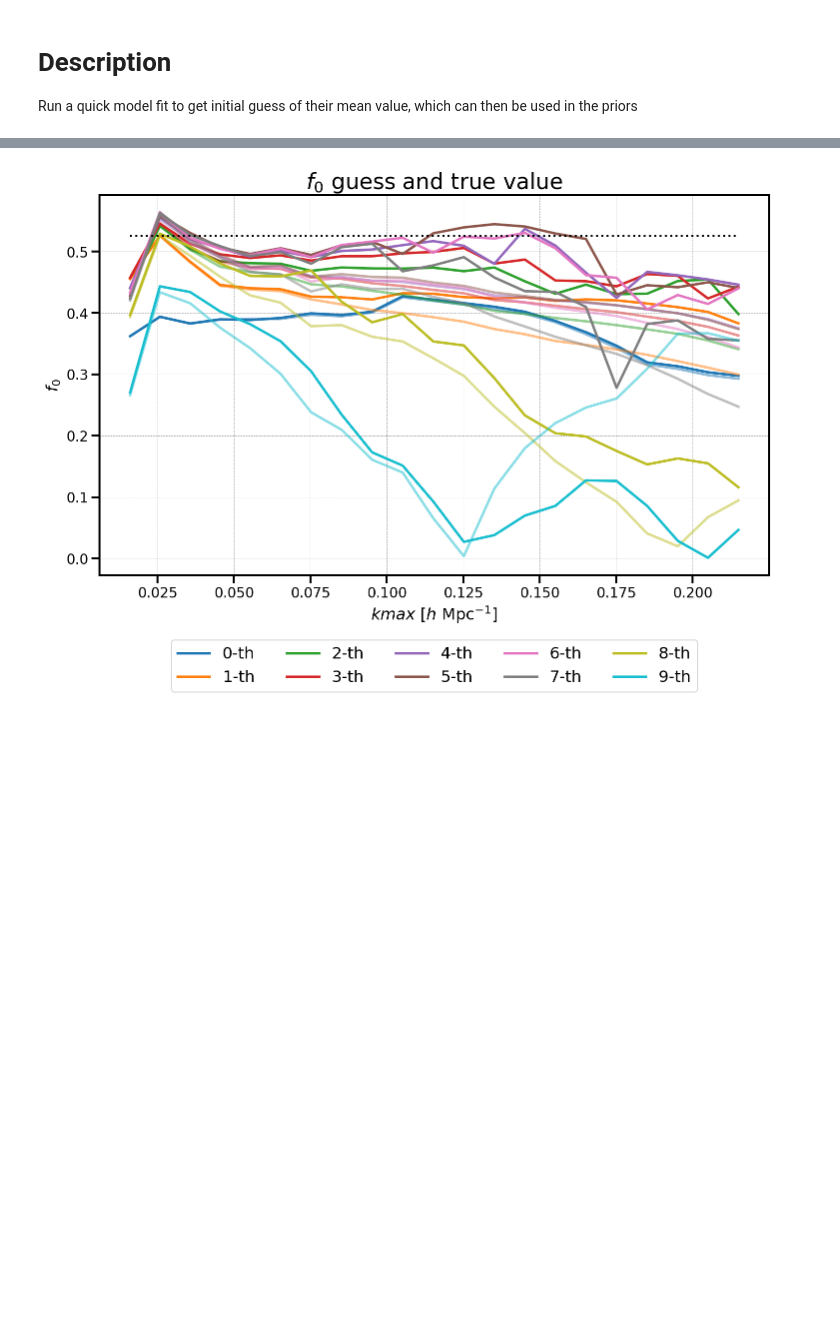
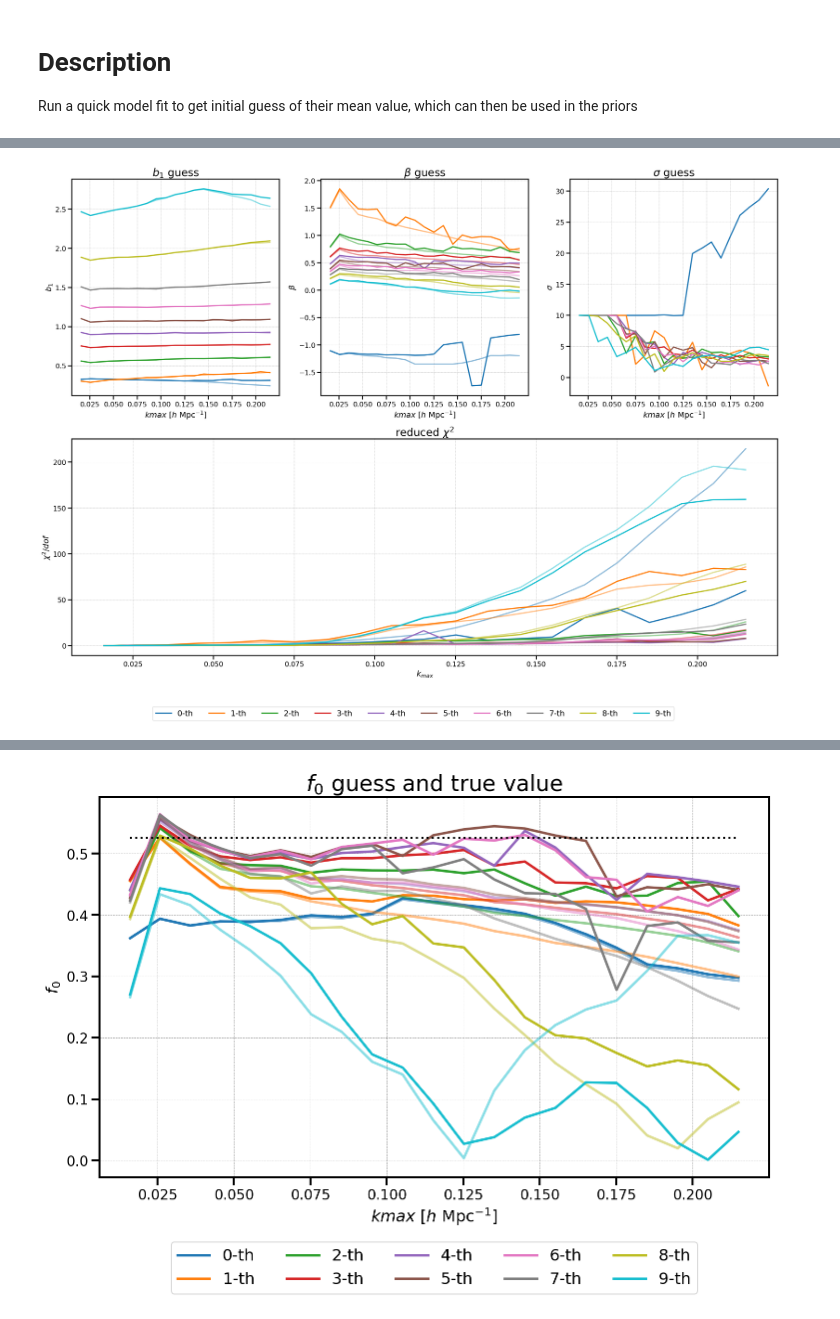
Before and after one commit to JulianWack/IfA-SummerStudent-2022, a Jupyter notebook: fit_linear_model_in_density_bins/pre-analysis_fit.ipynb, the cells around one changed output, grey strips where cells are left out. Cells and saved outputs as stored; diff of their text form; code cells hidden in the pictures; blank space fills up the shorter version.

Commit message:
compute chi2 and allow for larger sigma for 0th bin

```diff
--- a/fit_linear_model_in_density_bins/pre-analysis_fit.ipynb
+++ b/fit_linear_model_in_density_bins/pre-analysis_fit.ipynb
@@ -58,8 +58,10 @@ def chi2(theta, data_multipoles, k, C_inv, damped):
 kmax_range = possible_kmax[:21]
 Nkmax = len(kmax_range)
 header = 'parameter guesses for each density bin at kmax=%s'%str(kmax_range)
+Ndim = [2, 3]
 # store guesses for both models for all denisty and k bins
 b1_guesses, beta_guesses, sigma_guesses = np.full((n_ptile, Nkmax, 2), np.nan), np.full((n_ptile, Nkmax, 2), np.nan), np.full((n_ptile, Nkmax, 2), np.nan)
+reduced_chi2 = np.full((n_ptile, Nkmax, 2), np.nan)
 
 for d, damped in enumerate([False, True]):
     print('Damped: %s'%damped)
@@ -78,7 +80,7 @@ for d, damped in enumerate([False, True]):
                 start = [1,1]
                 bounds = ((0, None), (None, None))
             else:
-                start = [b1_guesses[i][j][0], beta_guesses[i][j][0], 5] #[1,1,3]
+                start = [b1_guesses[i][j][0], beta_guesses[i][j][0], 10] #[1,1,3]
                 bounds = ((0, None), (None, None), (None, None))
 
             s = minimize(chi2, start, args=(Pk_ells_i, k_sliced, C_inv, damped), bounds=bounds)
@@ -86,6 +88,7 @@ for d, damped in enumerate([False, True]):
             beta_guesses[i][j][d] = s.x[1]
             if damped:
                 sigma_guesses[i][j][d] = s.x[2]
+            reduced_chi2[i][j][d] = s.fun / (2*len(k_sliced)+Ndim[d])
 
         t2 = time.time()
         print("Fitted %d-th percentile in %s"%(i+1,str(timedelta(seconds=t2-t1))))
@@ -94,9 +97,11 @@ for d, damped in enumerate([False, True]):
         np.savetxt('fit_prep/b1_guess_damped.txt', b1_guesses[:,:,1], header=header)
         np.savetxt('fit_prep/beta_guess_damped.txt', beta_guesses[:,:,1], header=header)
         np.savetxt('fit_prep/sigma_guess_damped.txt', sigma_guesses[:,:,1], header=header)
+        np.savetxt('fit_prep/reduced_chi2_damped.txt', reduced_chi2[:,:,1], header=header)
     else:
         np.savetxt('fit_prep/b1_guess.txt', b1_guesses[:,:,0], header=header)
         np.savetxt('fit_prep/beta_guess.txt', beta_guesses[:,:,0], header=header)
+        np.savetxt('fit_prep/reduced_chi2.txt', reduced_chi2[:,:,0], header=header)
     print('-'*32)
 # %% [output]
 Damped: False
@@ -165,3 +124,65 @@ plt.show()
+# %%
+fig = plt.figure(figsize=(26,18))
+
+ax_b1 = plt.subplot(2,3,1)
+ax_beta = plt.subplot(2,3,2)
+ax_sigma = plt.subplot(2,3,3)
+ax_chi2 = plt.subplot(2,3,(4,6))
+
+# b1_guess = np.loadtxt('fit_prep/b1_guess.txt')
+# beta_guess = np.loadtxt('fit_prep/beta_guess.txt')
+# red_chi2 = np.loadtxt('fit_prep/reduced_chi2.txt')
+
+# b1_damped_guess = np.loadtxt('fit_prep/b1_guess_damped.txt')
+# beta_damped_guess = np.loadtxt('fit_prep/beta_guess_damped.txt')
+# sigma_guess = np.loadtxt('fit_prep/sigma_guess_damped.txt')
+# red_chi2_damped = np.loadtxt('fit_prep/reduced_chi2_damped.txt')
+
+b1_guess = b1_guesses[:,:,0]
+beta_guess = beta_guesses[:,:,0]
+red_chi2 = reduced_chi2[:,:,0]
+
+b1_damped_guess = b1_guesses[:,:,1]
+beta_damped_guess = beta_guesses[:,:,1]
+sigma_guess = sigma_guesses[:,:,1]
+red_chi2_damped = reduced_chi2[:,:,1]
+
+for i in range(n_ptile):
+    line, = ax_b1.plot(kmax_range, b1_damped_guess[i], label='%d-th'%i)
+    ax_b1.plot(kmax_range, b1_guess[i], c=line.get_color(), alpha=0.5)
+    line, = ax_beta.plot(kmax_range, beta_damped_guess[i], label='%d-th'%i)
+    ax_beta.plot(kmax_range, beta_guess[i], c=line.get_color(), alpha=0.5)
+#     if i in [0]:
+#         ax_sigma.plot(kmax_range, np.full(Nkmax, np.nan), label='%d-th'%i)
+#         continue
+    ax_sigma.plot(kmax_range, sigma_guess[i], label='%d-th'%i)
+    line, = ax_chi2.plot(kmax_range, red_chi2_damped[i], label='%d-th'%i)
+    ax_chi2.plot(kmax_range, red_chi2[i], c=line.get_color(), alpha=0.5)
+
+
+ax_b1.set_title('$b_1$ guess')
+ax_b1.set_xlabel(r'$kmax$ [$h \ \mathrm{Mpc}^{-1}$]')
+ax_b1.set_ylabel(r'$b_1$')
+
+ax_beta.set_title(r'$\beta$ guess')
+ax_beta.set_xlabel(r'$kmax$ [$h \ \mathrm{Mpc}^{-1}$]')
+ax_beta.set_ylabel(r'$\beta$')
+
+ax_sigma.set_title(r'$\sigma$ guess')
+ax_sigma.set_xlabel(r'$kmax$ [$h \ \mathrm{Mpc}^{-1}$]')
+ax_sigma.set_ylabel(r'$\sigma$')
+
+ax_chi2.set_title(r'reduced $\chi^2$')
+ax_chi2.set_xlabel(r'$k_{max}$')
+ax_chi2.set_ylabel(r'$\chi^2 / dof$')
+
+handles, labels = ax_b1.get_legend_handles_labels()
+fig.legend(handles, labels, loc='upper center', bbox_to_anchor=(0.5, 0.05), ncol=n_ptile)
+plt.show()
+
+fig.savefig("plots/parameter_guesses.pdf")
+# %% [output]
+[figure, added]
 # %% [markdown]
 ### Interpretation
 The pure Kaiser model is shown in transparent lines while Kaiser+FoG is plotted with solid lines.
```
Also changed, not shown: parts of 3 cells of this notebook, 6 other files.
